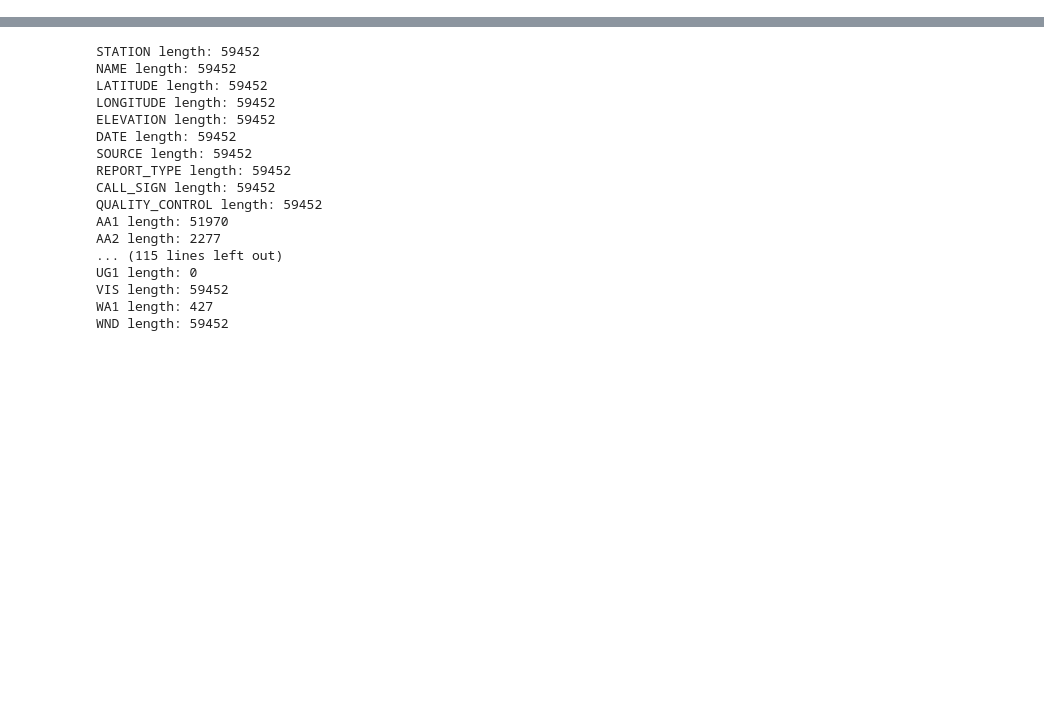
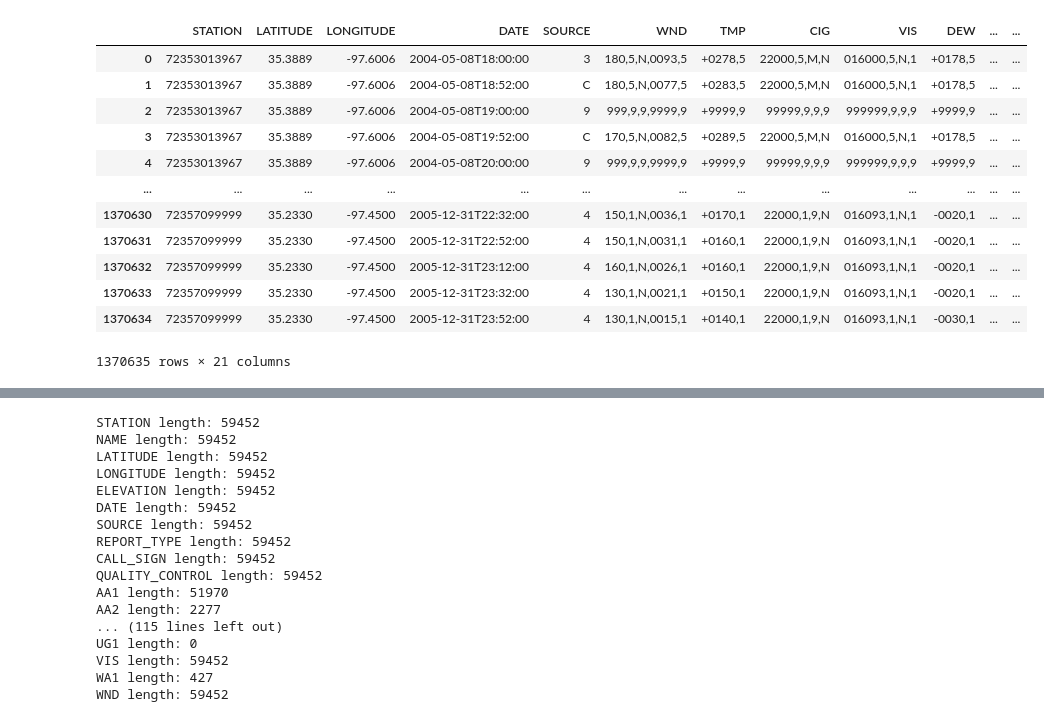
Before and after one commit to Erdos-Projects/fall-2025-predicting-tornadoes, a Jupyter notebook: Exploration-Taylor.ipynb, the cells around one changed output, grey strips where cells are left out. Saved outputs shown, nothing was run; the diff lists cells and outputs as text; code cells hidden in the pictures; blank space fills up the shorter version.

```diff
--- a/Exploration-Taylor.ipynb
+++ b/Exploration-Taylor.ipynb
@@ -29,2 +35,52 @@ stations_df = pd.concat(station_pd_dfs, axis = 0)
+# %%
+# Can add more features if we so desire; maybe GA1--GR1??
+
+
+selected_columns = ['STATION',
+                    'LATITUDE',
+                    'LONGITUDE',
+                    'DATE',
+                    'SOURCE',
+                    'WND',
+                    'TMP',
+                    'CIG',
+                    'VIS',
+                    'DEW',
+                    'SLP',
+                    'AW1',
+                    'AW2',
+                    'AW3',
+                    'AW4',
+                    'AX1',
+                    'AX2',
+                    'AX3',
+                    'AX4',
+                    'AX5',
+                    'AX6',
+                    ]
 # %%
-df = stations_df.reset_index().drop(['index', 'Unnamed: 0'], axis =1)
+df = df[selected_columns]
+
+
+
+
+# some columns have different na codes; in columns with tuples there is often a entry
+# that indicates missing data, we should check these out.
+
+
+# after dealing with na vals: some columns have tuples, we might want to explode
+# those columns into separate columns too
+# %% [output]
+|  | STATION | LATITUDE | LONGITUDE | DATE | SOURCE | WND | TMP | CIG | VIS | DEW | ... | ... |
+| 0 | 72353013967 | 35.3889 | -97.6006 | 2004-05-08T18:00:00 | 3 | 180,5,N,0093,5 | +0278,5 | 22000,5,M,N | 016000,5,N,1 | +0178,5 | ... | ... |
+| 1 | 72353013967 | 35.3889 | -97.6006 | 2004-05-08T18:52:00 | C | 180,5,N,0077,5 | +0283,5 | 22000,5,M,N | 016000,5,N,1 | +0178,5 | ... | ... |
+| 2 | 72353013967 | 35.3889 | -97.6006 | 2004-05-08T19:00:00 | 9 | 999,9,9,9999,9 | +9999,9 | 99999,9,9,9 | 999999,9,9,9 | +9999,9 | ... | ... |
+| 3 | 72353013967 | 35.3889 | -97.6006 | 2004-05-08T19:52:00 | C | 170,5,N,0082,5 | +0289,5 | 22000,5,M,N | 016000,5,N,1 | +0178,5 | ... | ... |
+| 4 | 72353013967 | 35.3889 | -97.6006 | 2004-05-08T20:00:00 | 9 | 999,9,9,9999,9 | +9999,9 | 99999,9,9,9 | 999999,9,9,9 | +9999,9 | ... | ... |
+| ... | ... | ... | ... | ... | ... | ... | ... | ... | ... | ... | ... | ... |
+| 1370630 | 72357099999 | 35.2330 | -97.4500 | 2005-12-31T22:32:00 | 4 | 150,1,N,0036,1 | +0170,1 | 22000,1,9,N | 016093,1,N,1 | -0020,1 | ... | ... |
+| 1370631 | 72357099999 | 35.2330 | -97.4500 | 2005-12-31T22:52:00 | 4 | 150,1,N,0031,1 | +0160,1 | 22000,1,9,N | 016093,1,N,1 | -0020,1 | ... | ... |
+| 1370632 | 72357099999 | 35.2330 | -97.4500 | 2005-12-31T23:12:00 | 4 | 160,1,N,0026,1 | +0160,1 | 22000,1,9,N | 016093,1,N,1 | -0020,1 | ... | ... |
+| 1370633 | 72357099999 | 35.2330 | -97.4500 | 2005-12-31T23:32:00 | 4 | 130,1,N,0021,1 | +0150,1 | 22000,1,9,N | 016093,1,N,1 | -0020,1 | ... | ... |
+| 1370634 | 72357099999 | 35.2330 | -97.4500 | 2005-12-31T23:52:00 | 4 | 130,1,N,0015,1 | +0140,1 | 22000,1,9,N | 016093,1,N,1 | -0030,1 | ... | ... |
+1370635 rows × 21 columns
```
Also changed, not shown: parts of 4 cells of this notebook, 7 other files.
